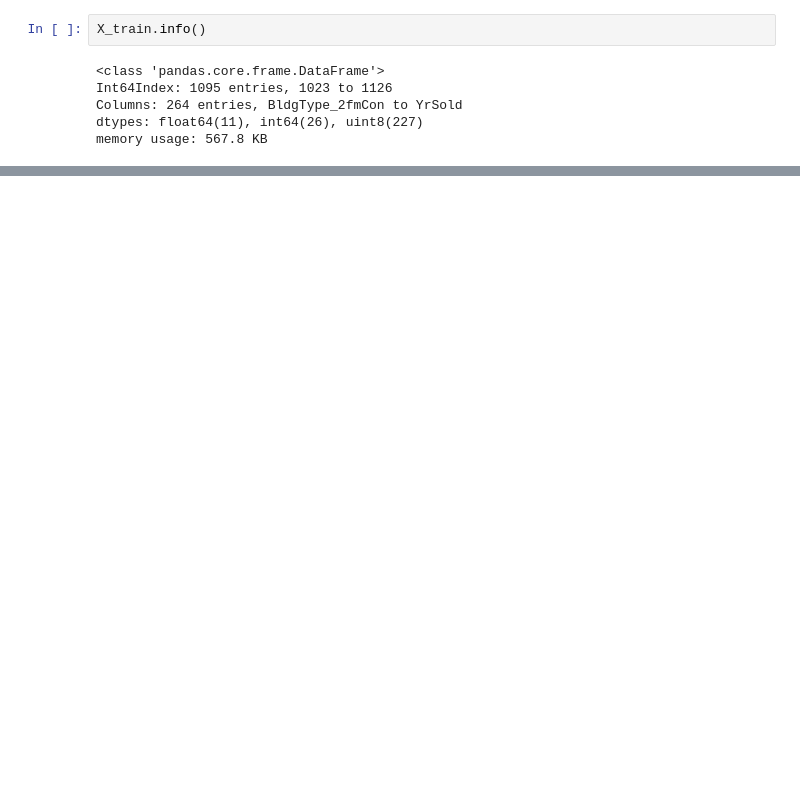
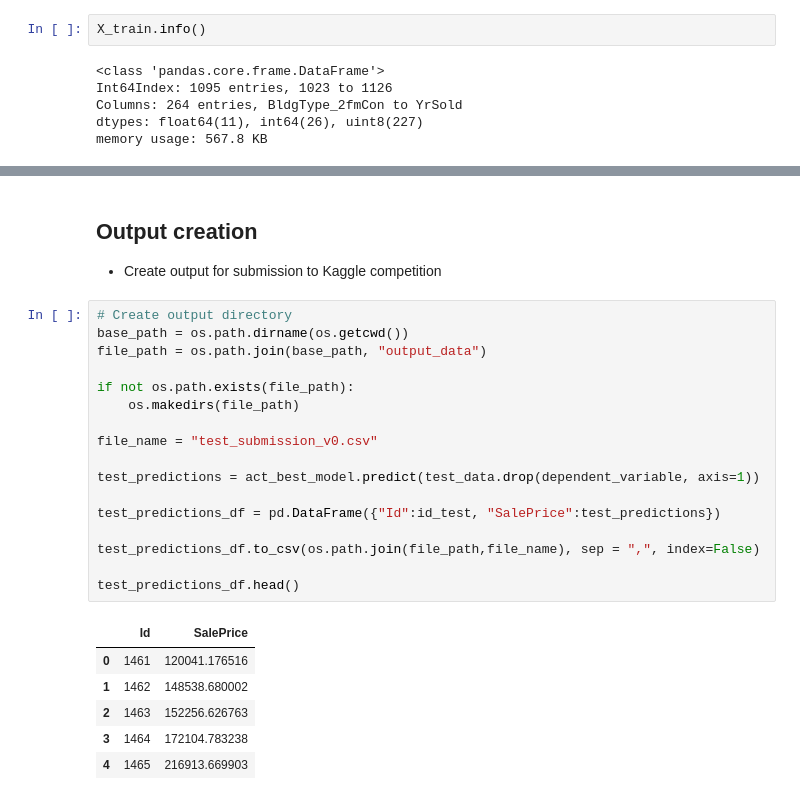
Before and after one commit to oryden/house-price-training-kaggle, a Jupyter notebook: jupyter_notebooks/Kaggle_House_Prices_v1.ipynb, the cells around one changed output, grey strips where cells are left out. Cells and saved outputs as stored; diff of their text form; blank space fills up the shorter version.

```diff
--- a/jupyter_notebooks/Kaggle_House_Prices_v1.ipynb
+++ b/jupyter_notebooks/Kaggle_House_Prices_v1.ipynb
@@ -375,0 +393,27 @@ memory usage: 567.8 KB
+# %% [markdown]
+## Output creation
+* Create output for submission to Kaggle competition
+# %%
+# Create output directory
+base_path = os.path.dirname(os.getcwd())
+file_path = os.path.join(base_path, "output_data")
+
+if not os.path.exists(file_path):
+    os.makedirs(file_path)
+
+file_name = "test_submission_v0.csv"
+
+test_predictions = act_best_model.predict(test_data.drop(dependent_variable, axis=1))
+
+test_predictions_df = pd.DataFrame({"Id":id_test, "SalePrice":test_predictions})
+
+test_predictions_df.to_csv(os.path.join(file_path,file_name), sep = ",", index=False)
+
+test_predictions_df.head()
+# %% [output]
+|  | Id | SalePrice |
+| 0 | 1461 | 120041.176516 |
+| 1 | 1462 | 148538.680002 |
+| 2 | 1463 | 152256.626763 |
+| 3 | 1464 | 172104.783238 |
+| 4 | 1465 | 216913.669903 |
```
Also changed, not shown: parts of 7 cells of this notebook.
